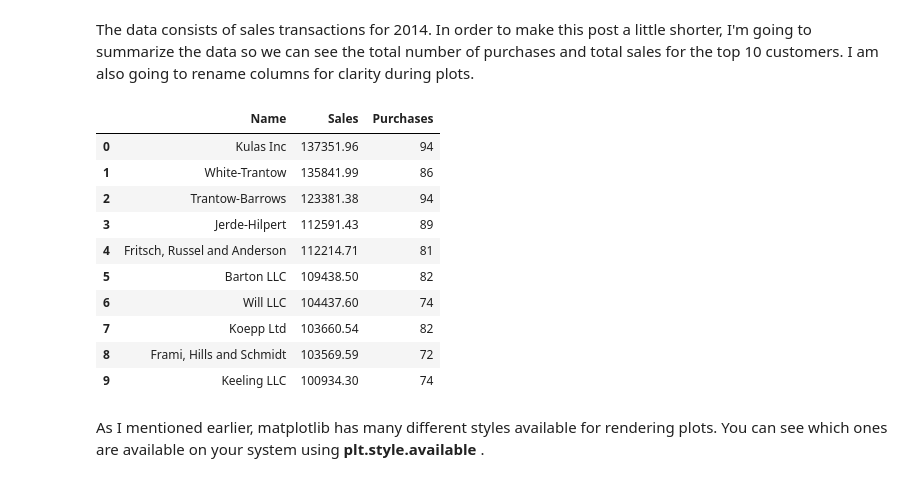
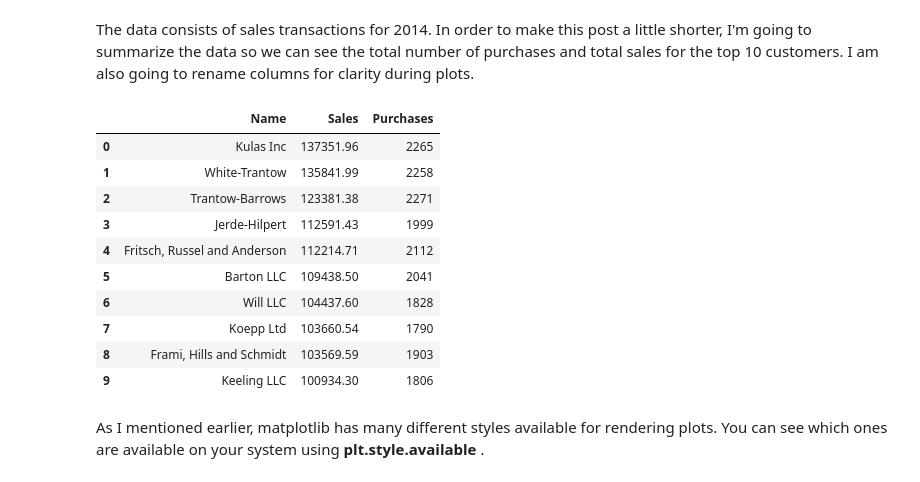
Before and after one commit to Yujia123/Collected-Resources, a Jupyter notebook: Effectively_Using_Matplotlib.ipynb, the cells around one changed output. Saved outputs shown, nothing was run; the diff lists cells and outputs as text; code cells hidden in the pictures.

```diff
--- a/Effectively_Using_Matplotlib.ipynb
+++ b/Effectively_Using_Matplotlib.ipynb
@@ -21,22 +21,22 @@ df.head()
 The data consists of sales transactions for 2014. In order to make this post a little shorter, I'm going to summarize the data so we can see the total number of purchases and total sales for the top 10 customers. I am also going to rename columns for clarity during plots.
 # %%
 top_10 = (df.groupby('name')['ext price', 'quantity'].
-          agg({'ext price': 'sum', 'quantity': 'count'}).
+          agg({'ext price': 'sum', 'quantity': 'sum'}).
           sort_values(by='ext price', ascending=False))[:10].reset_index()
 top_10.rename(columns={'name': 'Name', 'ext price': 'Sales', 'quantity': 'Purchases'}, inplace=True)
 top_10
 # %% [output]
 |  | Name | Sales | Purchases |
-| 0 | Kulas Inc | 137351.96 | 94 |
-| 1 | White-Trantow | 135841.99 | 86 |
-| 2 | Trantow-Barrows | 123381.38 | 94 |
-| 3 | Jerde-Hilpert | 112591.43 | 89 |
-| 4 | Fritsch, Russel and Anderson | 112214.71 | 81 |
-| 5 | Barton LLC | 109438.50 | 82 |
-| 6 | Will LLC | 104437.60 | 74 |
-| 7 | Koepp Ltd | 103660.54 | 82 |
-| 8 | Frami, Hills and Schmidt | 103569.59 | 72 |
-| 9 | Keeling LLC | 100934.30 | 74 |
+| 0 | Kulas Inc | 137351.96 | 2265 |
+| 1 | White-Trantow | 135841.99 | 2258 |
+| 2 | Trantow-Barrows | 123381.38 | 2271 |
+| 3 | Jerde-Hilpert | 112591.43 | 1999 |
+| 4 | Fritsch, Russel and Anderson | 112214.71 | 2112 |
+| 5 | Barton LLC | 109438.50 | 2041 |
+| 6 | Will LLC | 104437.60 | 1828 |
+| 7 | Koepp Ltd | 103660.54 | 1790 |
+| 8 | Frami, Hills and Schmidt | 103569.59 | 1903 |
+| 9 | Keeling LLC | 100934.30 | 1806 |
 # %% [markdown]
 As I mentioned earlier, matplotlib has many different styles available for rendering plots. You can see which ones are available on your system using **plt.style.available** .
 # %%
```
Also changed, not shown: parts of 1 cell of this notebook.
